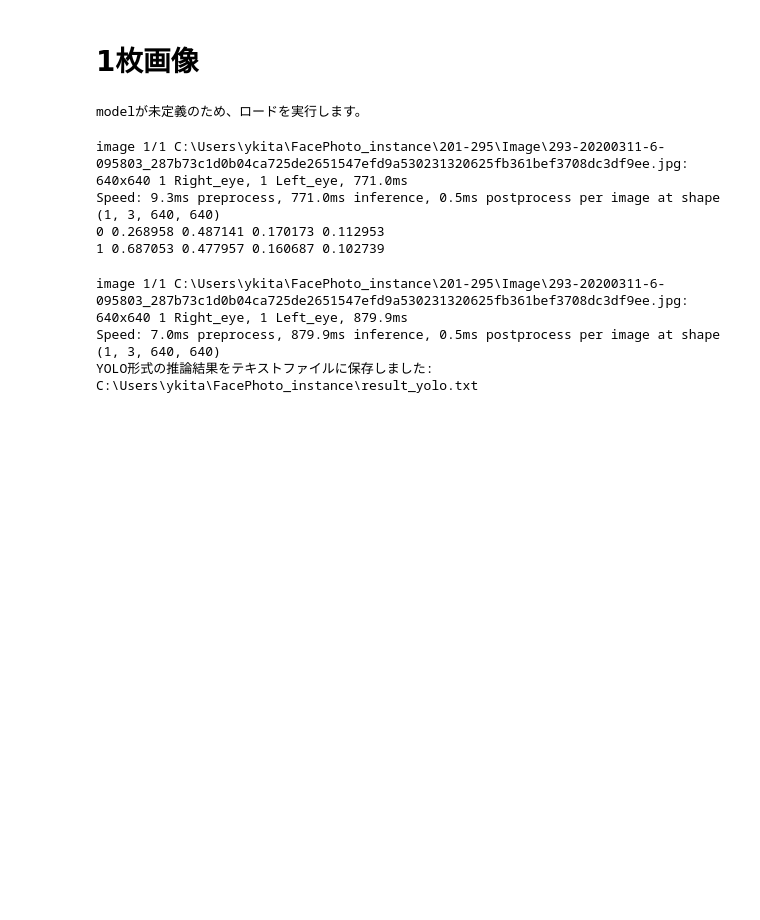
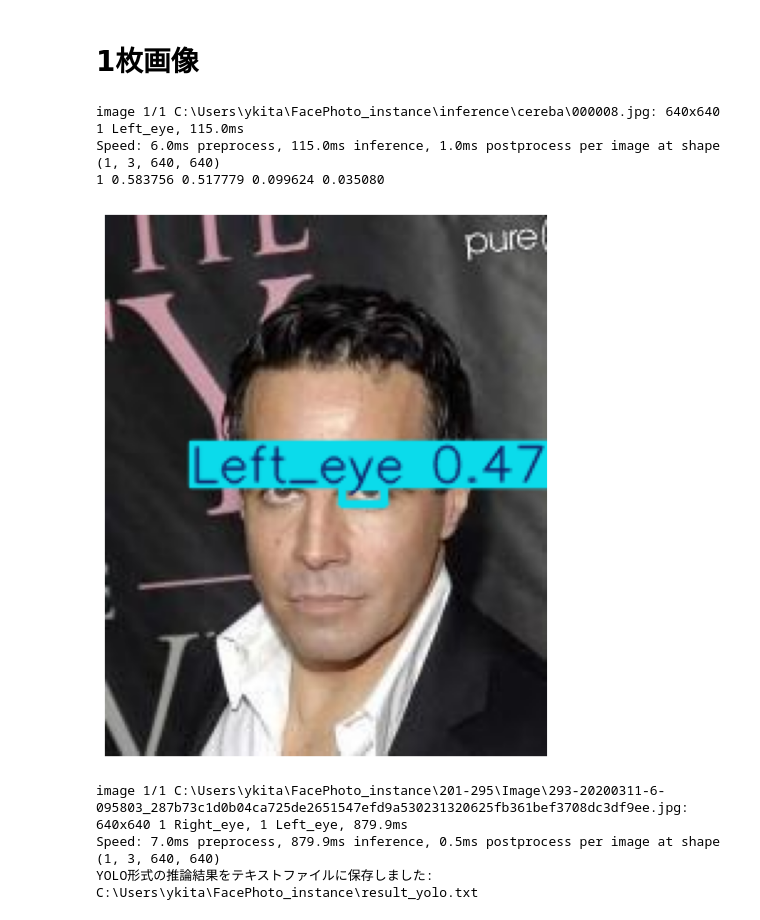
Before and after one commit to ykitaguchi77/FacePhoto_instance, a Jupyter notebook: Inference_for_cvat.ipynb, the cells around one changed output. Saved outputs shown, nothing was run; the diff lists cells and outputs as text; code cells hidden in the pictures; blank space fills up the shorter version.

```diff
--- a/Inference_for_cvat.ipynb
+++ b/Inference_for_cvat.ipynb
@@ -28,47 +28,53 @@ Device Name: Quadro RTX 5000
 # **1枚画像**
 # %%
 from ultralytics import RTDETR
+from ultralytics import YOLO
 import wget
 import cv2
 import matplotlib.pyplot as plt
 
 # モデルが未定義ならロードする
-try:
-    model  # 変数modelが定義されているか確認
-except NameError:
-    print("modelが未定義のため、ロードを実行します。")
-    model = RTDETR(r"C:\Users\ykita\FacePhoto_instance\models\135best_rtdetr.pt")
+#model = YOLO(r"C:\Users\ykita\FacePhoto_instance\models\295best_1000eoochs_yolo11.pt")
+model = RTDETR(r"C:\Users\ykita\FacePhoto_instance\models\295best_230epochs_rtdetr-l.pt")
+
+
+# try:
+#     model  # 変数modelが定義されているか確認
+# except NameError:
+#     print("modelが未定義のため、ロードを実行します。")
+#     #model = RTDETR(r"C:\Users\ykita\FacePhoto_instance\models\135best_rtdetr.pt")
+#     model = YOLO(r"C:\Users\ykita\FacePhoto_instance\runs\detect\train9\weights\best.pt")
+
 
 # 推論を実行: YOLOの推論
-image_path = r'C:\Users\ykita\FacePhoto_instance\201-295\Image\293-20200311-6-095803_287b73c1d0b04ca725de2651547efd9a530231320625fb361bef3708dc3df9ee.jpg'
+image_path = r'C:\Users\ykita\FacePhoto_instance\inference\cereba\000008.jpg'
 results = model(image_path, save=False)
 
 for r in results:
     boxes = r.boxes  # YOLOv8の場合
 
     # YOLO形式出力
     for box in boxes:
         cls_id = int(box.cls[0])  # クラスID
         x_center, y_center, width, height = box.xywhn[0]
 
         # YOLO形式: class x_center y_center width height
         # 小数点以下6桁で出力したい場合
         print(f"{cls_id} {x_center:.6f} {y_center:.6f} {width:.6f} {height:.6f}")
 
-    # 検出結果を画像に描画して表示
-    # plt.figure(figsize=(12, 8))
-    # plt.imshow(cv2.cvtColor(r.plot(), cv2.COLOR_BGR2RGB))
-    # plt.axis('off')
-    # plt.show()
+    #検出結果を画像に描画して表示
+    plt.figure(figsize=(12, 8))
+    plt.imshow(cv2.cvtColor(r.plot(), cv2.COLOR_BGR2RGB))
+    plt.axis('off')
+    plt.show()
 
     # 結果の保存
     #cv2.imwrite('result.jpg', r.plot())
 # %% [output]
-modelが未定義のため、ロードを実行します。
+image 1/1 C:\Users\ykita\FacePhoto_instance\inference\cereba\000008.jpg: 640x640 1 Left_eye, 115.0ms
+Speed: 6.0ms preprocess, 115.0ms inference, 1.0ms postprocess per image at shape (1, 3, 640, 640)
+1 0.583756 0.517779 0.099624 0.035080
-image 1/1 C:\Users\ykita\FacePhoto_instance\201-295\Image\293-20200311-6-095803_287b73c1d0b04ca725de2651547efd9a530231320625fb361bef3708dc3df9ee.jpg: 640x640 1 Right_eye, 1 Left_eye, 771.0ms
-Speed: 9.3ms preprocess, 771.0ms inference, 0.5ms postprocess per image at shape (1, 3, 640, 640)
-0 0.268958 0.487141 0.170173 0.112953
-1 0.687053 0.477957 0.160687 0.102739
+[figure, added]
 # %%
 from ultralytics import RTDETR
 import wget
```
Also changed, not shown: 3 other files.
